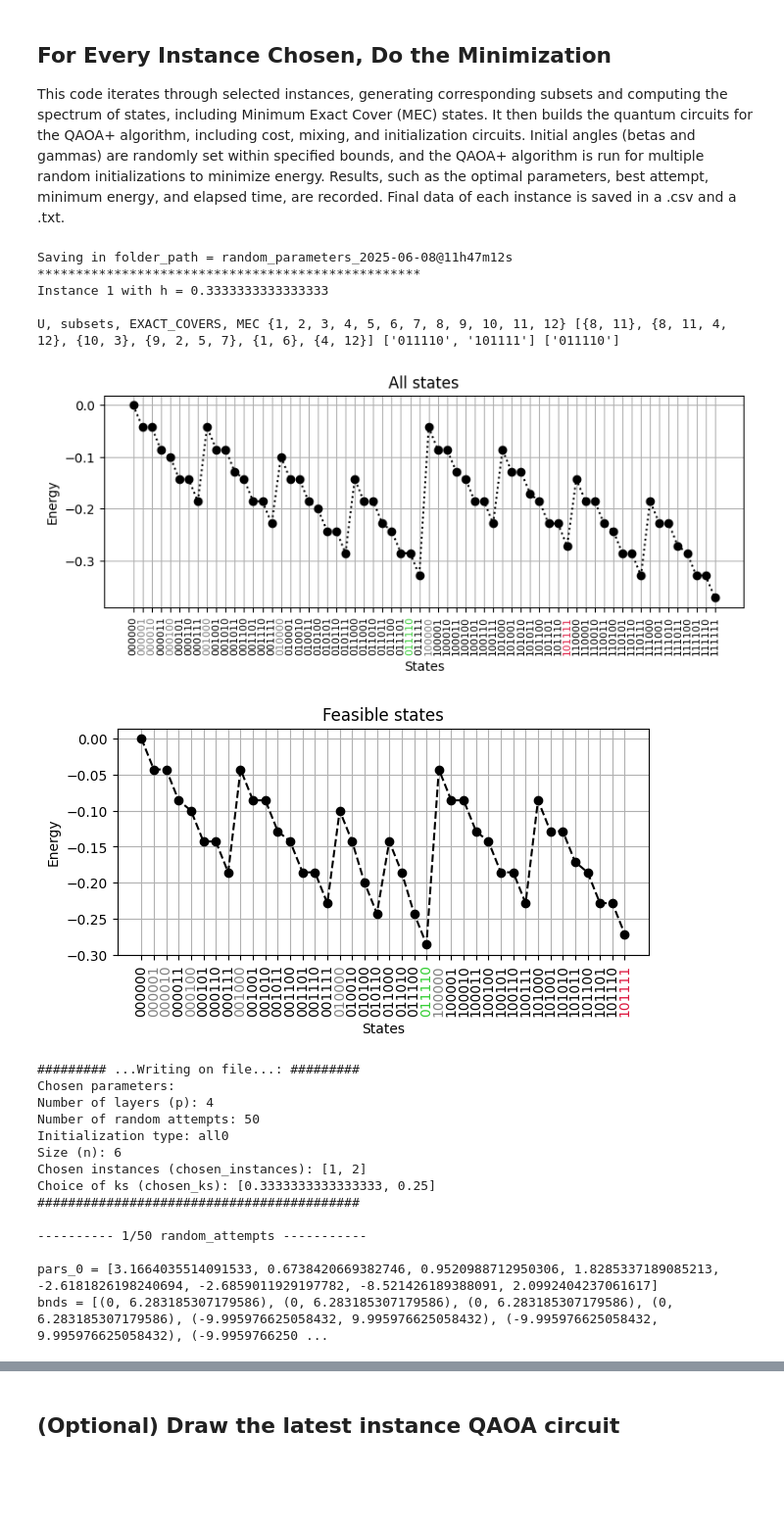
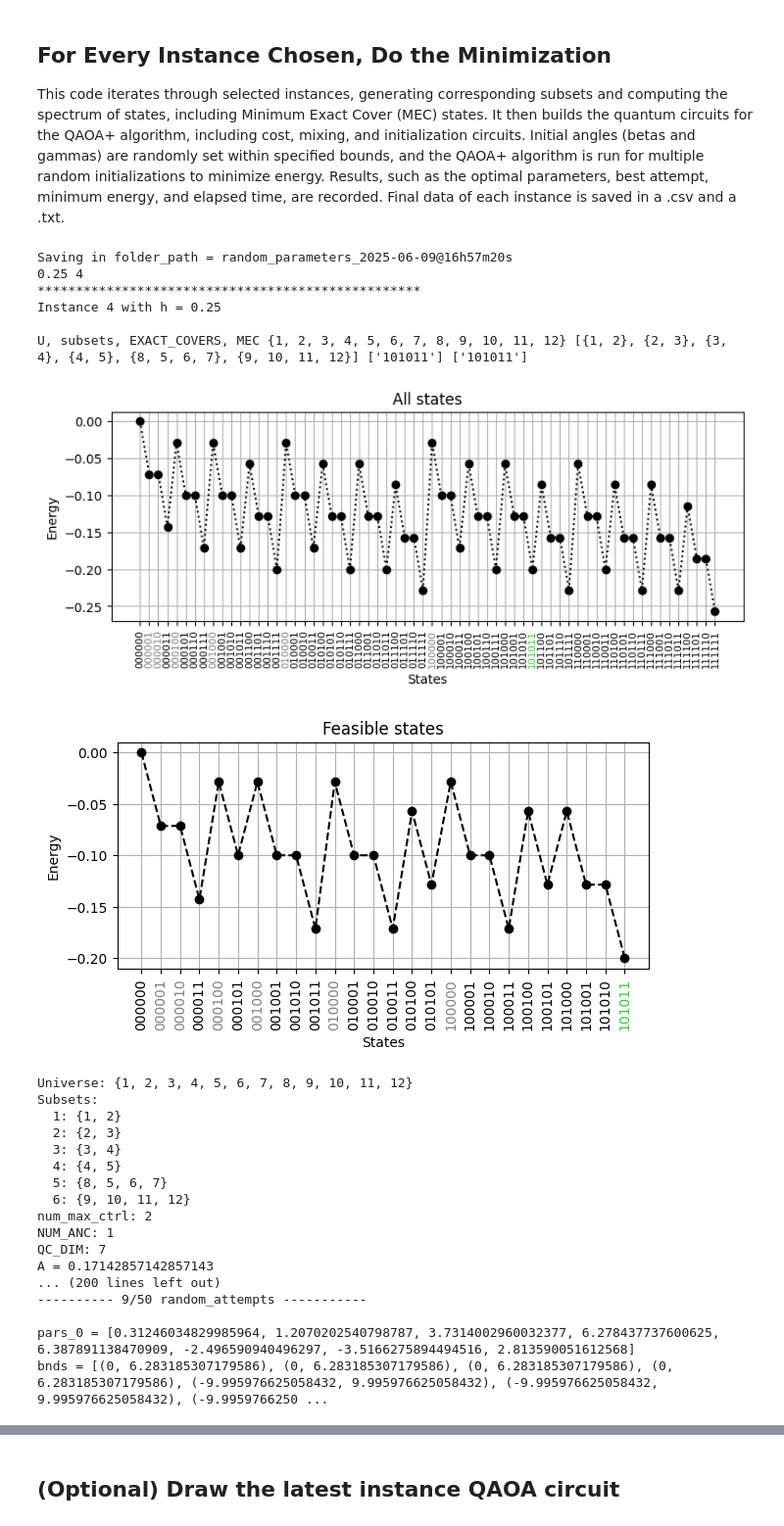
Before and after one commit to auroramugnai/Minimum-Exact-Cover-Problem, a Jupyter notebook: MECP_with-QAOA/QAOA_random_parameters.ipynb, the cells around one changed output, grey strips where cells are left out. Shown: that part at 98% size. Drawn from its saved outputs; the diff is of its cells as text; code cells hidden in the pictures; blank space fills up the shorter version.

```diff
--- a/MECP_with-QAOA/QAOA_random_parameters.ipynb
+++ b/MECP_with-QAOA/QAOA_random_parameters.ipynb
@@ -51,7 +49,7 @@ def write_params_on_file(DATA_FILE, params):
 ## Set Parameters
 # %%
 ### Get parameters from the user
-params = get_parameters_from_user(info_dim6)
+params = get_parameters_from_user()
 
 # Get the parameters separately
 chosen_instances = params['chosen_instances']
@@ -81,7 +79,7 @@ os.makedirs(folder_path, exist_ok=True)
 
 # Run QAOA+ for every instance.
 for h, instance in zip(chosen_ks, chosen_instances):
-
+    print(h, instance)
     print("*"*50)
     print(f"Instance {instance} with h = {h}\n")
 
@@ -90,7 +88,7 @@ for h, instance in zip(chosen_ks, chosen_instances):
 
 
     # Define the instance.
-    U, subsets_dict = define_instance(n, instance, info_dim6, verbose=False)
+    U, subsets_dict = define_instance(n, instance, verbose=False)
     subsets = list(subsets_dict.values())
     _, _, _, _, EXACT_COVERS = find_spectrum(U, subsets_dict, n, h)
     MEC = [state for state in EXACT_COVERS if state.count("1") == min([x.count("1")  for x in EXACT_COVERS])]
@@ -98,7 +96,7 @@ for h, instance in zip(chosen_ks, chosen_instances):
     print("U, subsets, EXACT_COVERS, MEC", U, subsets, EXACT_COVERS, MEC)
 
     # Plot states vs energy.
-    show_spectrum(n, instance, h, info_dim6, fontsize=10)
+    show_spectrum(n, instance, h, fontsize=10)
 
 
     # Choose the initialization.
@@ -111,9 +109,9 @@ for h, instance in zip(chosen_ks, chosen_instances):
 
 
     # Prepare the cost and mixing circuit.
-    constant, hamiltonian, qc_cost = build_cost_circuit(n, instance, h, info_dim6, verbose=False)
-    qc_mixing = build_mixing_circuit(n, instance, info_dim6, verbose=False)
-    qc_initial, check_counts  = build_initialization_circuit(n, instance, init_name, info_dim6, verbose=False)
+    constant, hamiltonian, qc_cost = build_cost_circuit(n, instance, h, verbose=True)
+    qc_mixing = build_mixing_circuit(n, instance,verbose=True)
+    qc_initial, check_counts  = build_initialization_circuit(n, instance, init_name, verbose=True)
 
     # # Check that initialization was correct.
     # plot_histogram(check_counts, ax=plt.subplots()[1], title="Initialization check", color='k')
@@ -121,7 +119,7 @@ for h, instance in zip(chosen_ks, chosen_instances):
 
 
     # Set initial angles.
-    gamma_bound = find_gamma_bound(n, instance, h, info_dim6, verbose=False)
+    gamma_bound = find_gamma_bound(n, instance, h, verbose=True)
 
     beta_0 = (0, 2*np.pi)
     gamma_0 =  (-gamma_bound, gamma_bound)
@@ -262,49 +260,53 @@ for h, instance in zip(chosen_ks, chosen_instances):
 
             # Merge the current attempt dataframe with previously built dataframes.
             if attempt == 1:
                 df_all_attempts = df
             else:
                 df_all_attempts = pd.merge(df_all_attempts, df, on="states", how="outer")
 
             print(df)
 
 
         # Save to .csv the global dataframe.
         df_all_attempts.to_csv(FILENAME, index=False)
 
 
         # Plot the best attempt (minimum energy), with error bars
         # representing other attempts in the global dataframe.
         plot_histogram_of_best_column(df_all_attempts,
                                       f'counts_p{p}_{best_attempt}of{random_attempts}',
                                       EXACT_COVERS, init_name,
                                       fontsize=12, title=f"Result (best attempt) for instance {instance}")
 
 
         DATA_FILE.write("\n*******************************")
         DATA_FILE.write(f"\nAttempt that reached the best result with E_min = {E_best} is #{best_attempt} ")
         DATA_FILE.write(f"\nTOTAL ELAPSED TIME: {(time.time() - TOTAL_start_time)/60} minutes.\n")
         print(f"Result saved in:\n{FILENAME}\n{DATA_FILENAME}")
         print(f"\nTOTAL ELAPSED TIME: {(time.time() - TOTAL_start_time)/60} minutes.")
 # %% [output]
-Saving in folder_path = random_parameters_2025-06-08@11h47m12s
+Saving in folder_path = random_parameters_2025-06-09@16h57m20s
+0.25 4
 **************************************************
-Instance 1 with h = 0.3333333333333333
+Instance 4 with h = 0.25
 
-U, subsets, EXACT_COVERS, MEC {1, 2, 3, 4, 5, 6, 7, 8, 9, 10, 11, 12} [{8, 11}, {8, 11, 4, 12}, {10, 3}, {9, 2, 5, 7}, {1, 6}, {4, 12}] ['011110', '101111'] ['011110']
+U, subsets, EXACT_COVERS, MEC {1, 2, 3, 4, 5, 6, 7, 8, 9, 10, 11, 12} [{1, 2}, {2, 3}, {3, 4}, {4, 5}, {8, 5, 6, 7}, {9, 10, 11, 12}] ['101011'] ['101011']
-[figure, old version]
+[figure, new version]
-[figure, old version]
+[figure, new version]
-######### ...Writing on file...: #########
-Chosen parameters:
-Number of layers (p): 4
-Number of random attempts: 50
-Initialization type: all0
-Size (n): 6
-Chosen instances (chosen_instances): [1, 2]
-Choice of ks (chosen_ks): [0.3333333333333333, 0.25]
-##########################################
+Universe: {1, 2, 3, 4, 5, 6, 7, 8, 9, 10, 11, 12}
+Subsets:
+  1: {1, 2}
+  2: {2, 3}
+  3: {3, 4}
+  4: {4, 5}
+  5: {8, 5, 6, 7}
+  6: {9, 10, 11, 12}
+num_max_ctrl: 2
+NUM_ANC: 1
+QC_DIM: 7
+A = 0.17142857142857143
+... (200 lines left out)
+---------- 9/50 random_attempts -----------
 
----------- 1/50 random_attempts -----------
-
-pars_0 = [3.1664035514091533, 0.6738420669382746, 0.9520988712950306, 1.8285337189085213, -2.6181826198240694, -2.6859011929197782, -8.521426189388091, 2.0992404237061617]
+pars_0 = [0.31246034829985964, 1.2070202540798787, 3.7314002960032377, 6.278437737600625, 6.387891138470909, -2.496590940496297, -3.5166275894494516, 2.813590051612568]
 bnds = [(0, 6.283185307179586), (0, 6.283185307179586), (0, 6.283185307179586), (0, 6.283185307179586), (-9.995976625058432, 9.995976625058432), (-9.995976625058432, 9.995976625058432), (-9.9959766250 ...
```
Also changed, not shown: parts of 5 cells of this notebook, 9 other files.
